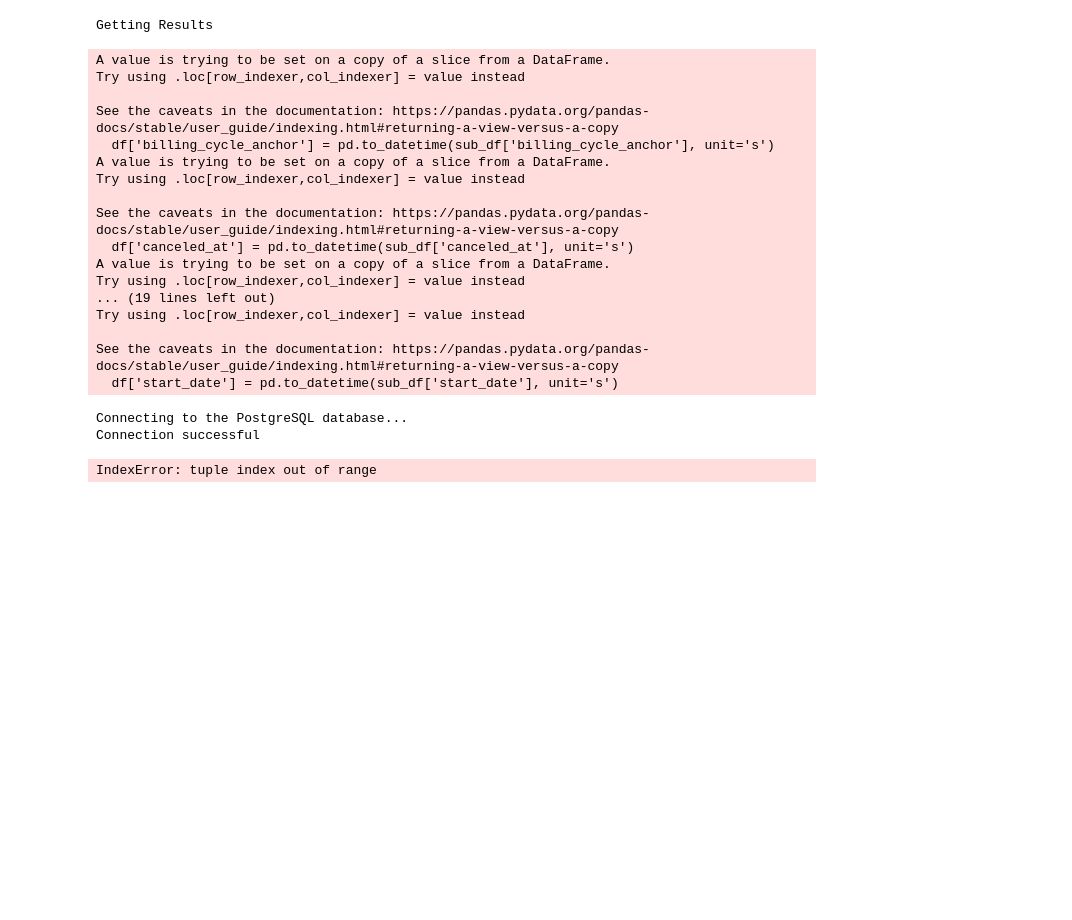
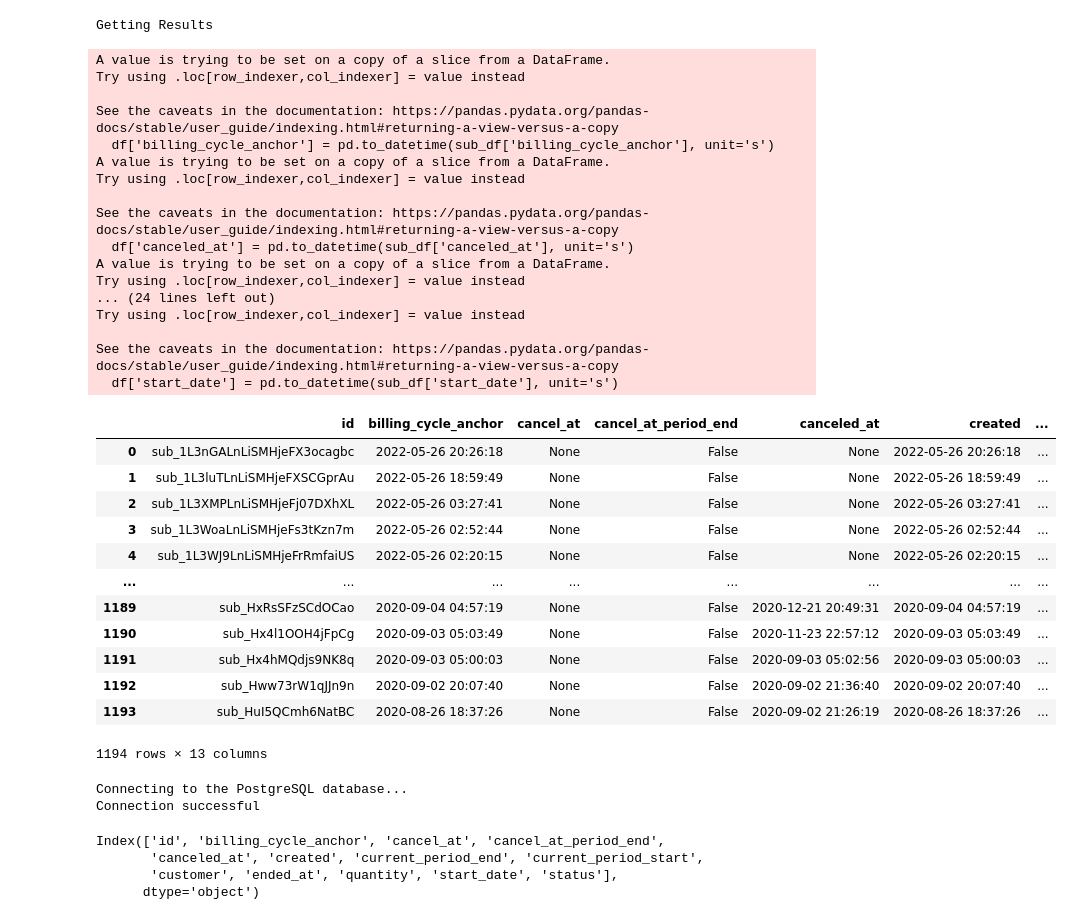
Before and after one commit to jwwstauf/stripe-etl, a Jupyter notebook: stripe api requests.ipynb, the cells around one changed output. Saved outputs shown, nothing was run; the diff lists cells and outputs as text; code cells hidden in the pictures; blank space fills up the shorter version.

```diff
--- a/stripe api requests.ipynb
+++ b/stripe api requests.ipynb
@@ -45,35 +43,51 @@ sub_df = get_df()
 Getting Results
 # %%
 def cleaning_df(df):
-    df = df[['id', 'billing_cycle_anchor', 'cancel_at', 'cancel_at_period_end', 'canceled_at', 'created', 'current_period_end', 'current_period_start', 'customer', 'ended_at', 'livemode', 'quantity', 'schedule', 'start_date', 'status']]
+    df = df[['id', 'billing_cycle_anchor', 'cancel_at', 'cancel_at_period_end', 'canceled_at', 'created', 'current_period_end', 'current_period_start', 'customer', 'ended_at', 'quantity', 'start_date', 'status']]
     df['billing_cycle_anchor'] = pd.to_datetime(sub_df['billing_cycle_anchor'], unit='s')
     df['canceled_at'] = pd.to_datetime(sub_df['canceled_at'], unit='s')
+    df['cancel_at'] = pd.to_datetime(sub_df['cancel_at'], unit='s')
     df['created'] = pd.to_datetime(sub_df['created'], unit='s')
     df['current_period_end'] = pd.to_datetime(sub_df['current_period_end'], unit='s')
     df['current_period_start'] = pd.to_datetime(sub_df['current_period_start'], unit='s')
     df['ended_at'] = pd.to_datetime(sub_df['ended_at'], unit='s')
     df['start_date'] = pd.to_datetime(sub_df['start_date'], unit='s')
+    df = df.replace({np.NaN: None})
     return df
 # %%
 sub_df = cleaning_df(sub_df)
+sub_df
 # %% [output]
 A value is trying to be set on a copy of a slice from a DataFrame.
 Try using .loc[row_indexer,col_indexer] = value instead
 
 See the caveats in the documentation: https://pandas.pydata.org/pandas-docs/stable/user_guide/indexing.html#returning-a-view-versus-a-copy
   df['billing_cycle_anchor'] = pd.to_datetime(sub_df['billing_cycle_anchor'], unit='s')
 A value is trying to be set on a copy of a slice from a DataFrame.
 Try using .loc[row_indexer,col_indexer] = value instead
 
 See the caveats in the documentation: https://pandas.pydata.org/pandas-docs/stable/user_guide/indexing.html#returning-a-view-versus-a-copy
   df['canceled_at'] = pd.to_datetime(sub_df['canceled_at'], unit='s')
 A value is trying to be set on a copy of a slice from a DataFrame.
 Try using .loc[row_indexer,col_indexer] = value instead
-... (19 lines left out)
+... (24 lines left out)
 Try using .loc[row_indexer,col_indexer] = value instead
 
 See the caveats in the documentation: https://pandas.pydata.org/pandas-docs/stable/user_guide/indexing.html#returning-a-view-versus-a-copy
   df['start_date'] = pd.to_datetime(sub_df['start_date'], unit='s')
+|  | id | billing_cycle_anchor | cancel_at | cancel_at_period_end | canceled_at | created | ... |
+| 0 | sub_1L3nGALnLiSMHjeFX3ocagbc | 2022-05-26 20:26:18 | None | False | None | 2022-05-26 20:26:18 | ... |
+| 1 | sub_1L3luTLnLiSMHjeFXSCGprAu | 2022-05-26 18:59:49 | None | False | None | 2022-05-26 18:59:49 | ... |
+| 2 | sub_1L3XMPLnLiSMHjeFj07DXhXL | 2022-05-26 03:27:41 | None | False | None | 2022-05-26 03:27:41 | ... |
+| 3 | sub_1L3WoaLnLiSMHjeFs3tKzn7m | 2022-05-26 02:52:44 | None | False | None | 2022-05-26 02:52:44 | ... |
+| 4 | sub_1L3WJ9LnLiSMHjeFrRmfaiUS | 2022-05-26 02:20:15 | None | False | None | 2022-05-26 02:20:15 | ... |
+| ... | ... | ... | ... | ... | ... | ... | ... |
+| 1189 | sub_HxRsSFzSCdOCao | 2020-09-04 04:57:19 | None | False | 2020-12-21 20:49:31 | 2020-09-04 04:57:19 | ... |
+| 1190 | sub_Hx4l1OOH4jFpCg | 2020-09-03 05:03:49 | None | False | 2020-11-23 22:57:12 | 2020-09-03 05:03:49 | ... |
+| 1191 | sub_Hx4hMQdjs9NK8q | 2020-09-03 05:00:03 | None | False | 2020-09-03 05:02:56 | 2020-09-03 05:00:03 | ... |
+| 1192 | sub_Hww73rW1qJJn9n | 2020-09-02 20:07:40 | None | False | 2020-09-02 21:36:40 | 2020-09-02 20:07:40 | ... |
+| 1193 | sub_HuI5QCmh6NatBC | 2020-08-26 18:37:26 | None | False | 2020-09-02 21:26:19 | 2020-08-26 18:37:26 | ... |
+1194 rows × 13 columns
 # %%
 def connect(host, database, user, password):
     """ Connect to the PostgreSQL database server """
@@ -121,11 +135,14 @@ def insert_values(conn, df, table):
     print("execute_mogrify() done")
     cursor.close()
 # %%
-insert_values(conn, sub_df, 'subscriptions')
+#insert_values(conn, sub_df, 'subscriptions')
-# %% [output]
-IndexError: tuple index out of range
 # %%
 sub_df.columns
+# %% [output]
+Index(['id', 'billing_cycle_anchor', 'cancel_at', 'cancel_at_period_end',
+       'canceled_at', 'created', 'current_period_end', 'current_period_start',
+       'customer', 'ended_at', 'quantity', 'start_date', 'status'],
+      dtype='object')
 # %%
 def insert_values_v2(conn, df):
 
```
Also changed, not shown: parts of 7 cells of this notebook, 1 other file.
